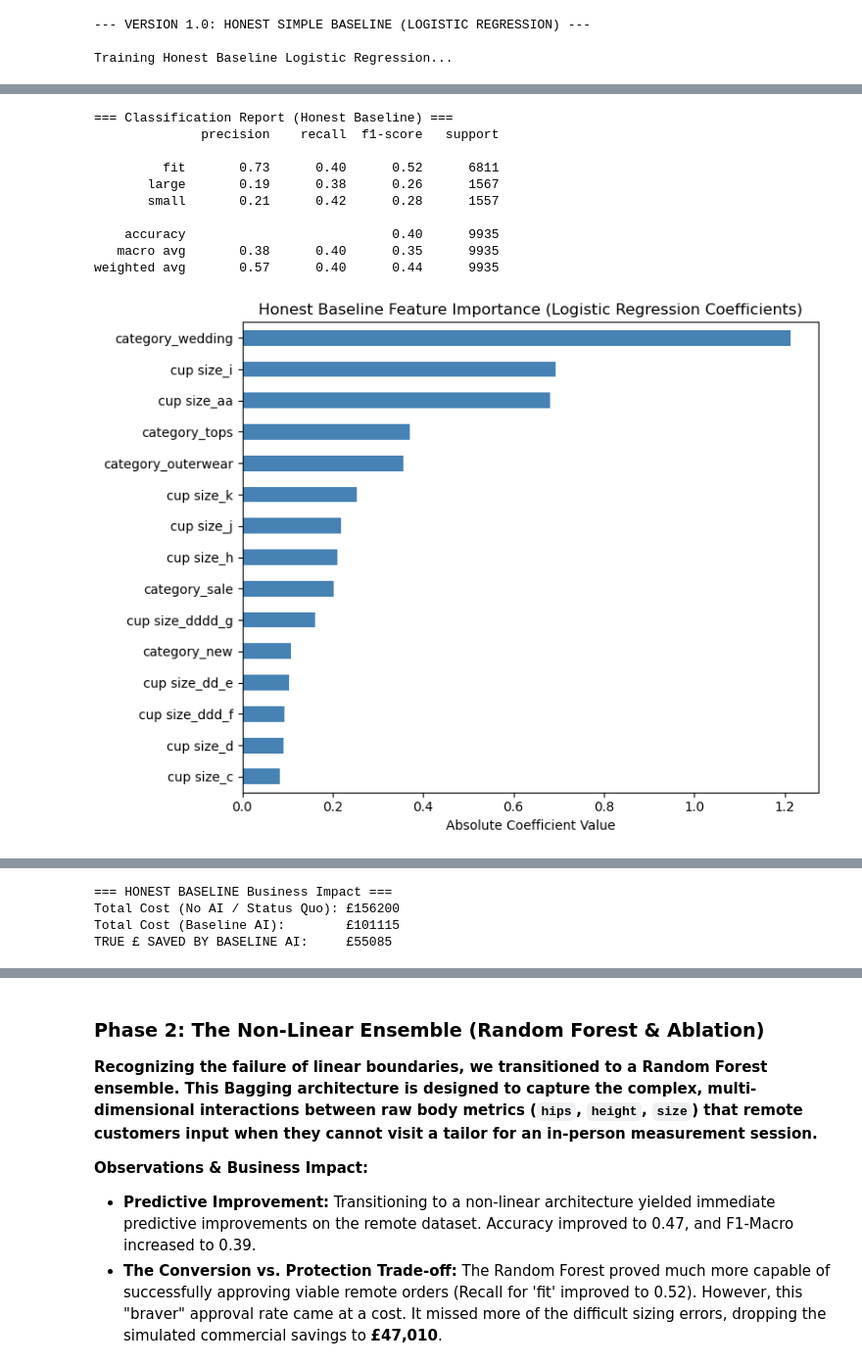
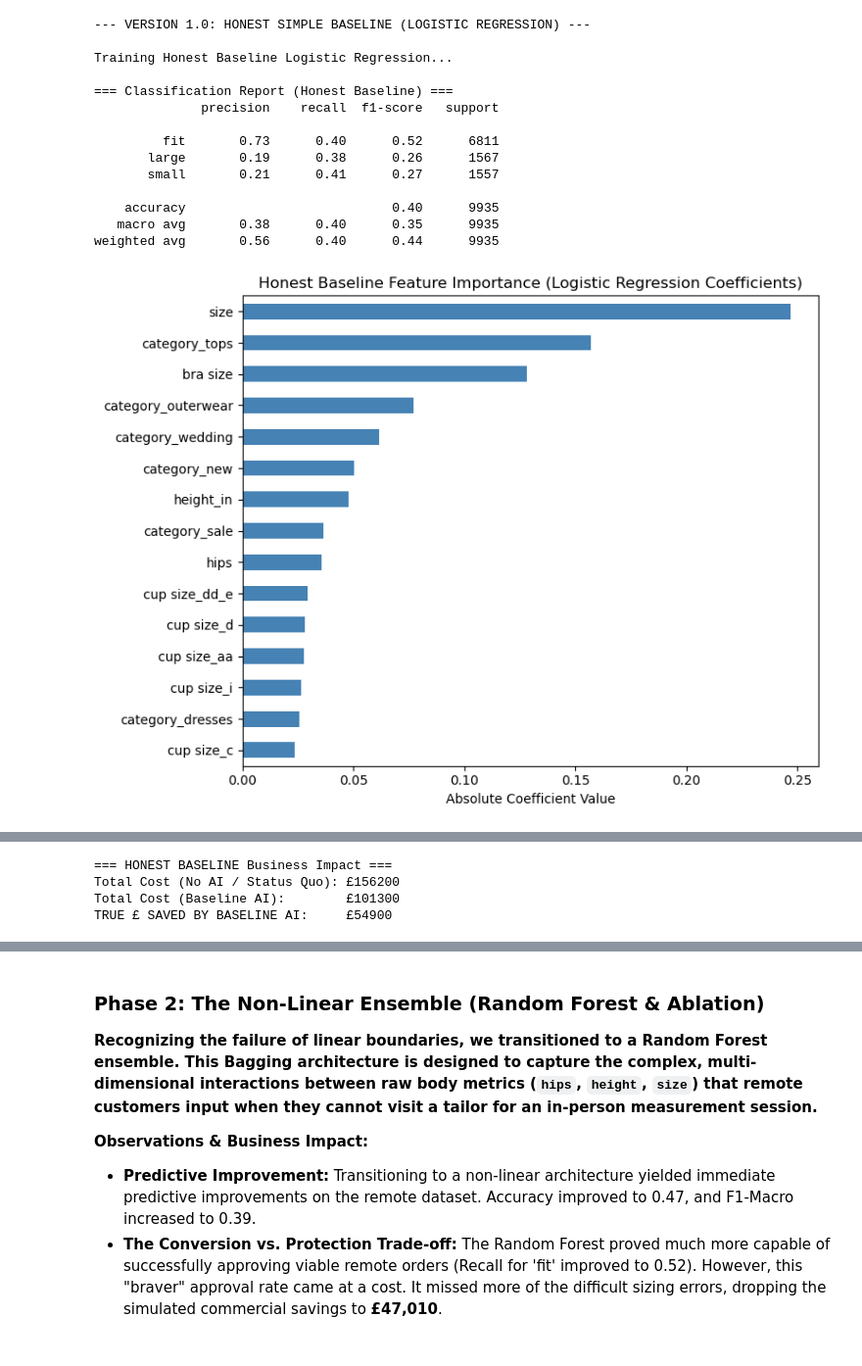
Before and after one commit to irembulgulu1-svg/Measurements_Predictive_Analytics, a Jupyter notebook: notebooks:/07_production_b2spoke_model.ipynb, the cells around one changed output, grey strips where cells are left out. Shown at 98% size. Drawn from its saved outputs; the diff is of its cells as text; code cells hidden in the pictures.

```diff
--- a/notebooks:/07_production_b2spoke_model.ipynb
+++ b/notebooks:/07_production_b2spoke_model.ipynb
@@ -93,6 +93,10 @@ X_test_simple = X_test_simple.fillna(X_train_simple.median(numeric_only=True))
 # PART B: TRAIN SIMPLE MODEL (LOGISTIC REGRESSION)
 # ============================================================
 print("\nTraining Honest Baseline Logistic Regression...")
+from sklearn.preprocessing import StandardScaler
+scaler = StandardScaler()
+X_train_simple = pd.DataFrame(scaler.fit_transform(X_train_simple), columns=X_train_simple.columns)
+X_test_simple = pd.DataFrame(scaler.transform(X_test_simple), columns=X_test_simple.columns)
 log_reg = LogisticRegression(class_weight='balanced', max_iter=1000, random_state=42)
 log_reg.fit(X_train_simple, df_train["fit"])
 
@@ -148,30 +152,42 @@ def b2spoke_cost(y_true, y_preds):
             total += 10 if yt == "fit" else 5
     return total
 
 cost_baseline_simple = b2spoke_cost(y_test_baseline, y_pred_simple)
 cost_no_ai = b2spoke_cost(y_test_baseline, ["fit"]*len(y_test_baseline))
 savings_simple = cost_no_ai - cost_baseline_simple
 
 print("\n=== HONEST BASELINE Business Impact ===")
 print(f"Total Cost (No AI / Status Quo): £{cost_no_ai}")
 print(f"Total Cost (Baseline AI):        £{cost_baseline_simple}")
 print(f"TRUE £ SAVED BY BASELINE AI:     £{savings_simple}")
 
 # ============================================================
 # PART E: AGENT LOGGING
 # ============================================================
 acc_simple = accuracy_score(y_test_baseline, y_pred_simple)
 f1_simple = f1_score(y_test_baseline, y_pred_simple, average='macro')
 
 agent_log_experiment(
     version="1.0",
     model_name="Honest Simple Baseline (Logistic Regression)",
     accuracy=acc_simple,
     f1_macro=f1_simple,
     savings=savings_simple,
     notes="Strictly pre-purchase baseline. 'length' removed for an apples-to-apples comparison."
 )
 # %% [output]
 --- VERSION 1.0: HONEST SIMPLE BASELINE (LOGISTIC REGRESSION) ---
 
 Training Honest Baseline Logistic Regression...
+
+=== Classification Report (Honest Baseline) ===
+              precision    recall  f1-score   support
+
+         fit       0.73      0.40      0.52      6811
+       large       0.19      0.38      0.26      1567
+       small       0.21      0.41      0.27      1557
+
+    accuracy                           0.40      9935
+   macro avg       0.38      0.40      0.35      9935
+weighted avg       0.56      0.40      0.44      9935
+[figure, new version]
@@ -185,11 +200,4 @@ Please also refer to the documentation for alternative solver options:
-=== Classification Report (Honest Baseline) ===
-              precision    recall  f1-score   support
-
-         fit       0.73      0.40      0.52      6811
-       large       0.19      0.38      0.26      1567
-       small       0.21      0.42      0.28      1557
-
-    accuracy                           0.40      9935
-   macro avg       0.38      0.40      0.35      9935
-weighted avg       0.57      0.40      0.44      9935
+=== HONEST BASELINE Business Impact ===
+Total Cost (No AI / Status Quo): £156200
+Total Cost (Baseline AI):        £101300
+TRUE £ SAVED BY BASELINE AI:     £54900
-[figure, old version]
@@ -202,7 +204,3 @@ weighted avg       0.57      0.40      0.44      9935
-=== HONEST BASELINE Business Impact ===
-Total Cost (No AI / Status Quo): £156200
-Total Cost (Baseline AI):        £101115
-TRUE £ SAVED BY BASELINE AI:     £55085
 # %% [markdown]
 ### **Phase 1: The Linear Baseline (Logistic Regression)**
 
```
Also changed, not shown: parts of 9 cells of this notebook, 11 other files.
